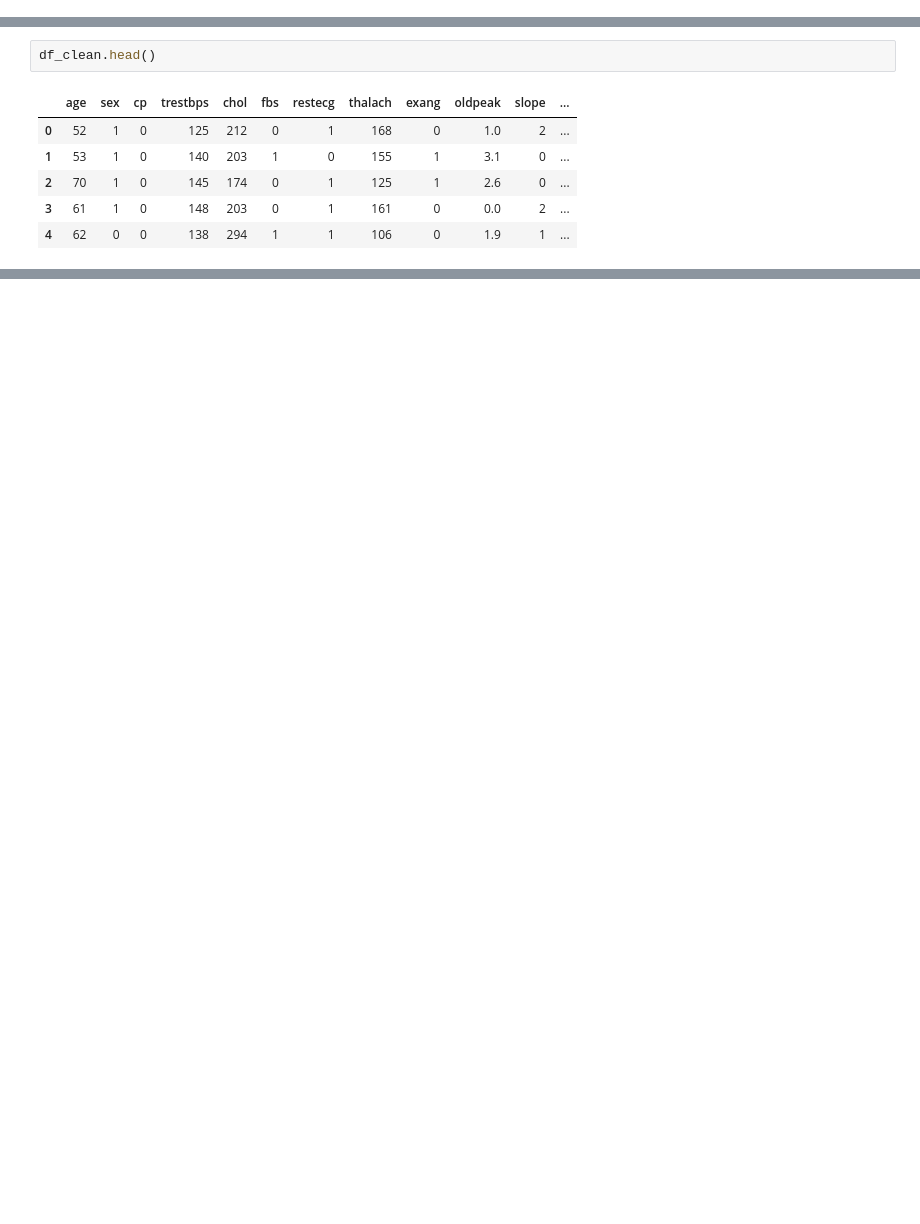
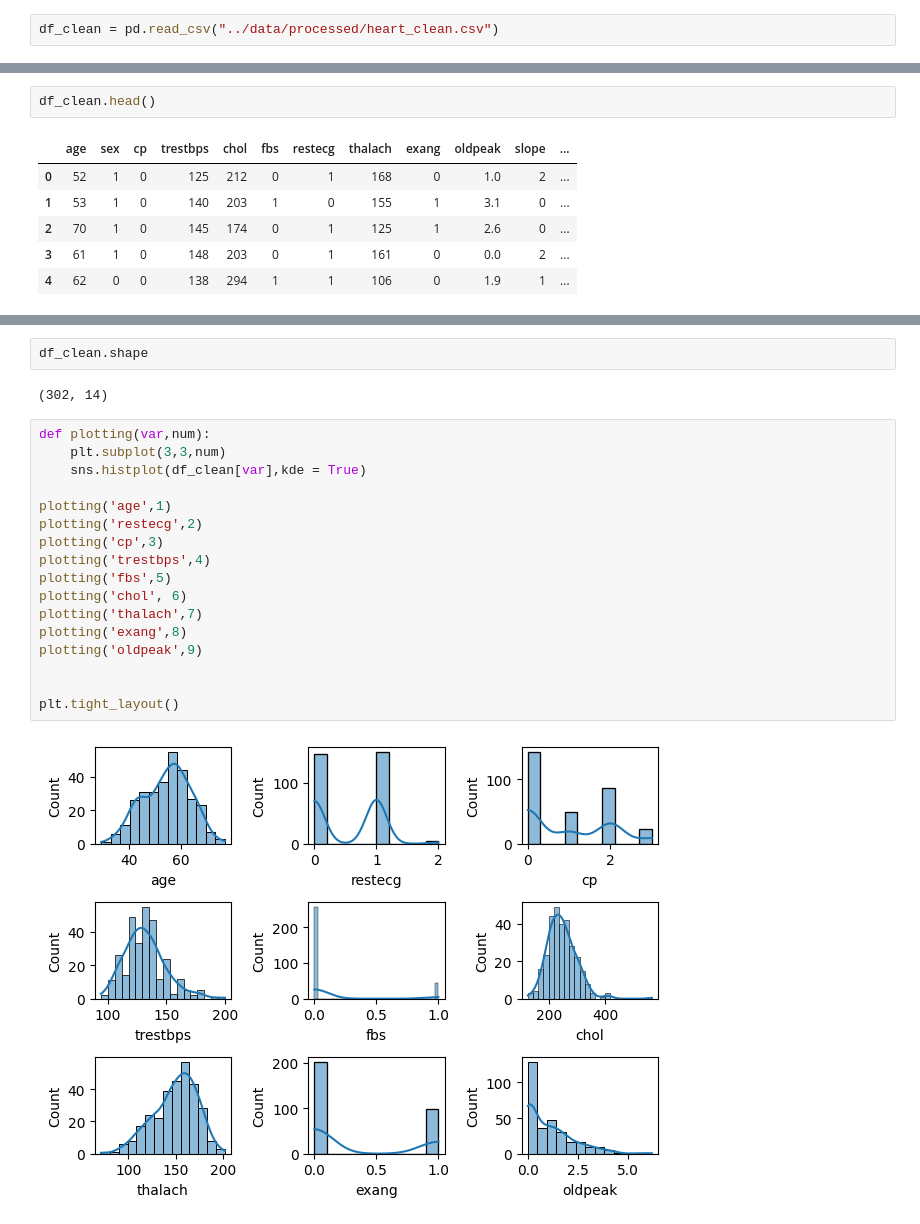
Before and after one commit to ManabBiswas/Machine-Learning, a Jupyter notebook: ML_Project_7/notebooks/02_model_training.ipynb, the cells around one changed output, grey strips where cells are left out. Drawn from its saved outputs; the diff is of its cells as text; blank space fills up the shorter version.

```diff
--- a/ML_Project_7/notebooks/02_model_training.ipynb
+++ b/ML_Project_7/notebooks/02_model_training.ipynb
@@ -10,2 +11,4 @@ warnings.filterwarnings('ignore')
 # %% [markdown]
 ### Load processed data
+# %%
+df_clean = pd.read_csv("../data/processed/heart_clean.csv")
@@ -43,0 +51,23 @@ df_clean.head()
+# %%
+df_clean.shape
+# %% [output]
+(302, 14)
+# %%
+def plotting(var,num):
+    plt.subplot(3,3,num)
+    sns.histplot(df_clean[var],kde = True)
+
+plotting('age',1)
+plotting('restecg',2)
+plotting('cp',3)
+plotting('trestbps',4)
+plotting('fbs',5)
+plotting('chol', 6)
+plotting('thalach',7)
+plotting('exang',8)
+plotting('oldpeak',9)
+
+
+plt.tight_layout()
+# %% [output]
+[figure, added]
```
Also changed, not shown: parts of 10 cells of this notebook, 8 other files.
